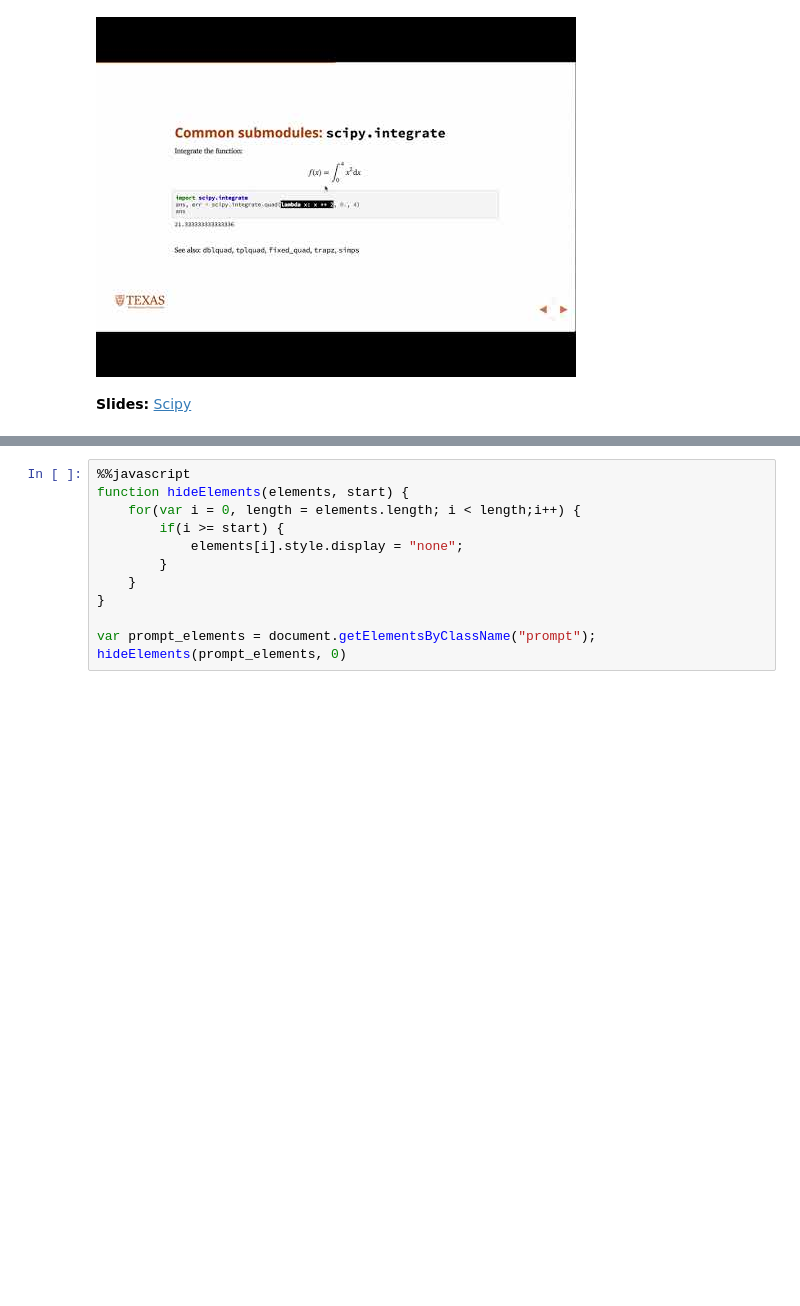
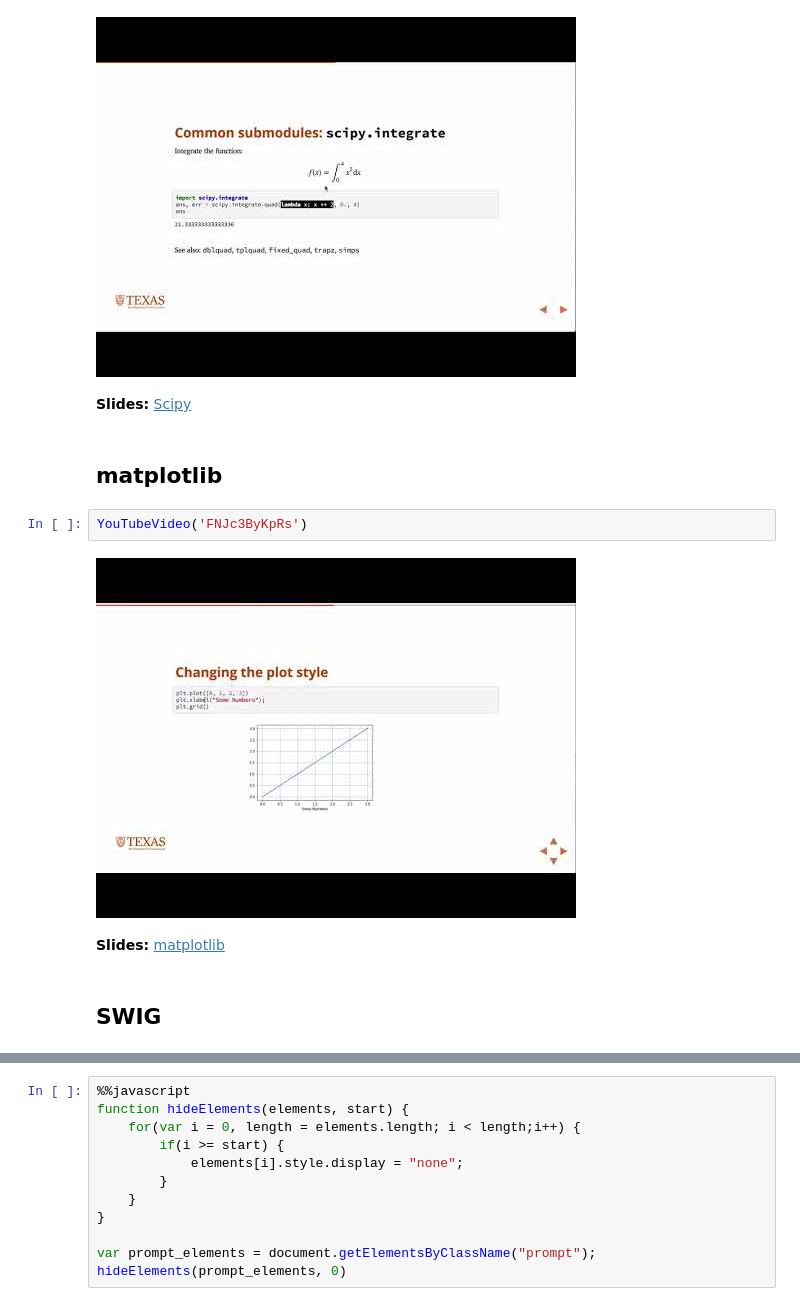
Before and after one commit to PGE383-HPC/live_lectures, a Jupyter notebook: index-rise.ipynb, the cells around one changed output, grey strips where cells are left out. Cells and saved outputs as stored; diff of their text form; blank space fills up the shorter version.

Commit message:
Add mpl and swig lectures

```diff
--- a/index-rise.ipynb
+++ b/index-rise.ipynb
@@ -161,3 +161,13 @@ YouTubeVideo('hhDkdPRe01o')
 [figure]
 # %% [markdown]
 **Slides:** [Scipy](Scipy-rise.ipynb)
+# %% [markdown]
+## matplotlib
+# %%
+YouTubeVideo('FNJc3ByKpRs')
+# %% [output]
+[figure, added]
+# %% [markdown]
+**Slides:** [matplotlib](matplotlib-rise.ipynb)
+# %% [markdown]
+## SWIG
```
Also changed, not shown: parts of 2 cells of this notebook, 2 other files.
